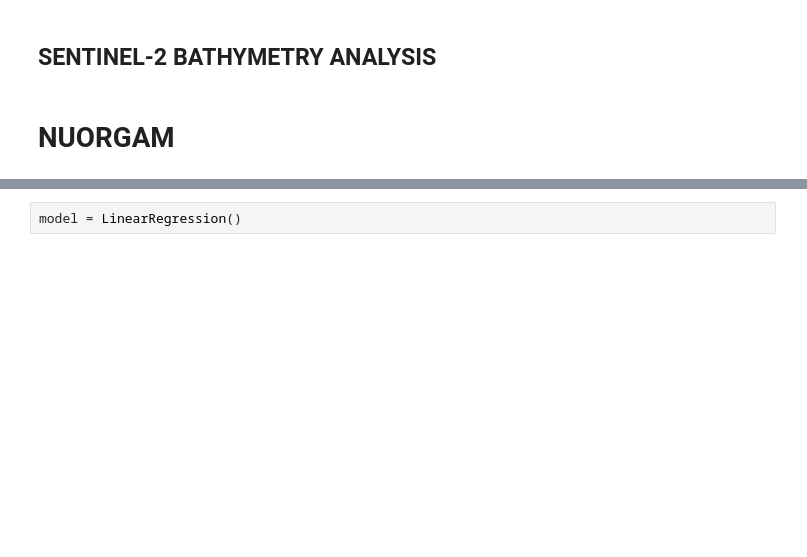
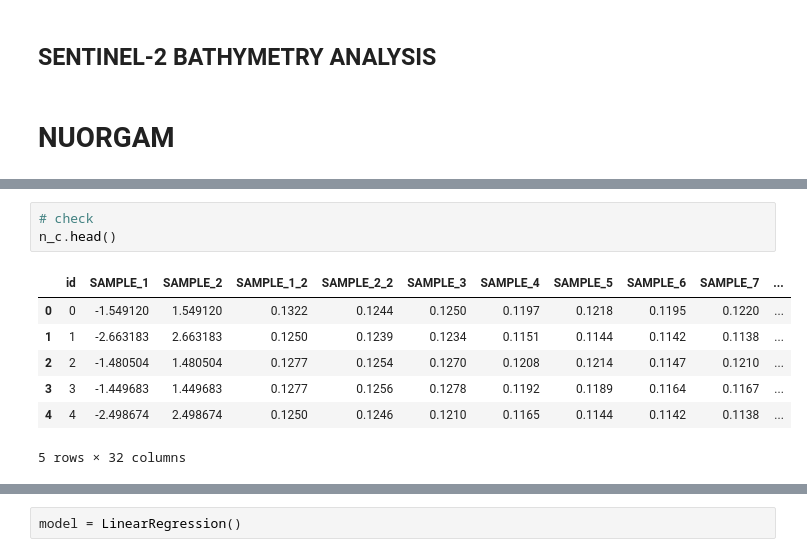
Before and after one commit to susannakukka/bathymetric-model-analysis, a Jupyter notebook: notebooks/sentinel2_bathymetry.ipynb, the cells around one changed output, grey strips where cells are left out. Drawn from its saved outputs; the diff is of its cells as text; blank space fills up the shorter version.

```diff
--- a/notebooks/sentinel2_bathymetry.ipynb
+++ b/notebooks/sentinel2_bathymetry.ipynb
@@ -36,0 +42,11 @@ n_s2_c
+# %%
+# check
+n_c.head()
+# %% [output]
+|  | id | SAMPLE_1 | SAMPLE_2 | SAMPLE_1_2 | SAMPLE_2_2 | SAMPLE_3 | SAMPLE_4 | SAMPLE_5 | SAMPLE_6 | SAMPLE_7 | ... |
+| 0 | 0 | -1.549120 | 1.549120 | 0.1322 | 0.1244 | 0.1250 | 0.1197 | 0.1218 | 0.1195 | 0.1220 | ... |
+| 1 | 1 | -2.663183 | 2.663183 | 0.1250 | 0.1239 | 0.1234 | 0.1151 | 0.1144 | 0.1142 | 0.1138 | ... |
+| 2 | 2 | -1.480504 | 1.480504 | 0.1277 | 0.1254 | 0.1270 | 0.1208 | 0.1214 | 0.1147 | 0.1210 | ... |
+| 3 | 3 | -1.449683 | 1.449683 | 0.1277 | 0.1256 | 0.1278 | 0.1192 | 0.1189 | 0.1164 | 0.1167 | ... |
+| 4 | 4 | -2.498674 | 2.498674 | 0.1250 | 0.1246 | 0.1210 | 0.1165 | 0.1144 | 0.1142 | 0.1138 | ... |
+5 rows × 32 columns
```
Also changed, not shown: parts of 115 cells of this notebook, 2 other files.
